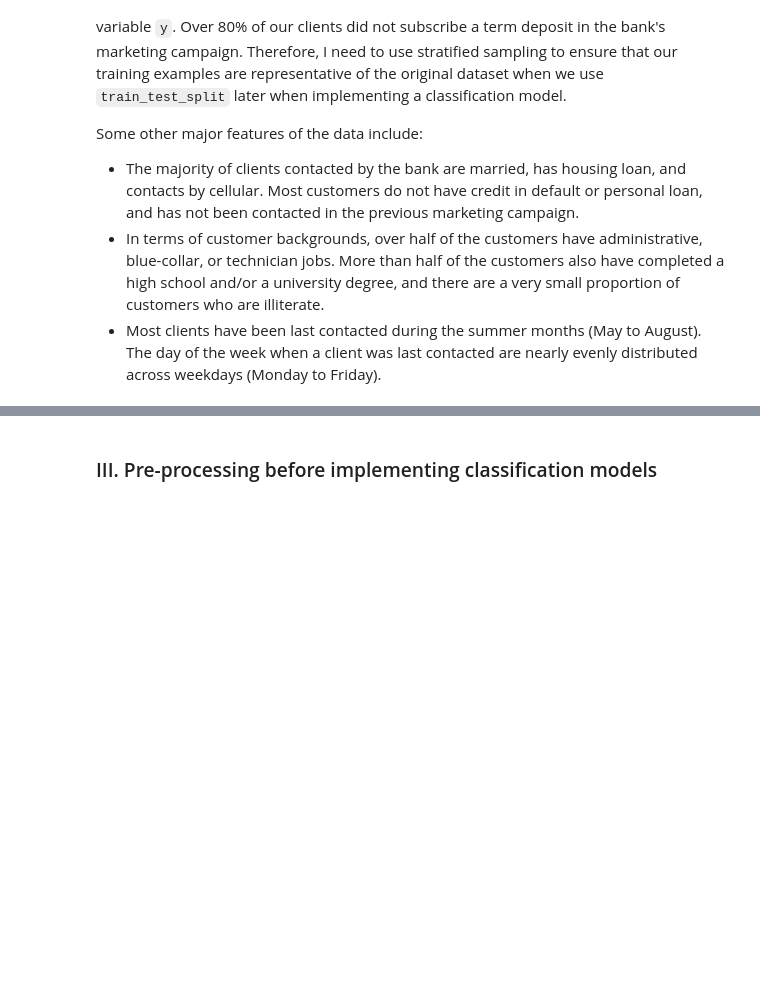
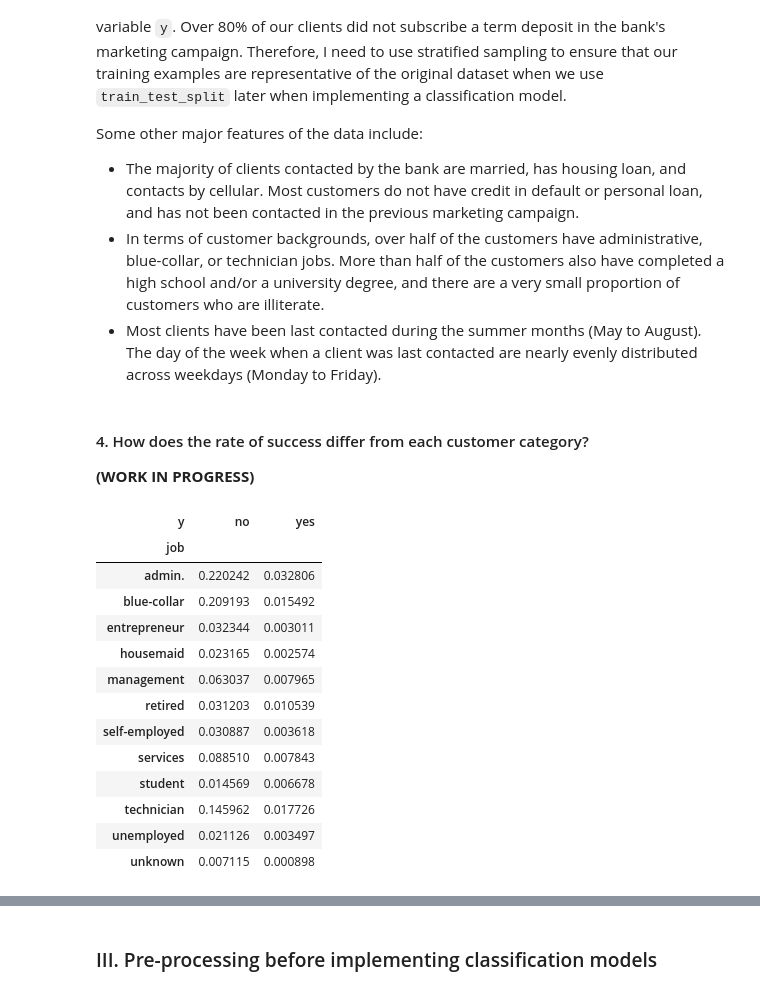
Before and after one commit to thaianle/bank-marketing, a Jupyter notebook: bank-marketing.ipynb, the cells around one changed output, grey strips where cells are left out. Saved outputs shown, nothing was run; the diff lists cells and outputs as text; code cells hidden in the pictures; blank space fills up the shorter version.

```diff
--- a/bank-marketing.ipynb
+++ b/bank-marketing.ipynb
@@ -377,3 +377,27 @@ Some other major features of the data include:
 - The majority of clients contacted by the bank are married, has housing loan, and contacts by cellular. Most customers do not have credit in default or personal loan, and has not been contacted in the previous marketing campaign.
 - In terms of customer backgrounds, over half of the customers have administrative, blue-collar, or technician jobs. More than half of the customers also have completed a high school and/or a university degree, and there are a very small proportion of customers who are illiterate.
 - Most clients have been last contacted during the summer months (May to August). The day of the week when a client was last contacted are nearly evenly distributed across weekdays (Monday to Friday).
+# %% [markdown]
+#### 4. How does the rate of success differ from each customer category?
+
+**(WORK IN PROGRESS)**
+# %%
+# https://stackoverflow.com/questions/64754905/create-100-stacked-bar-chart
+count_jobs = bank_marketing[['job', 'y']].value_counts(normalize = True).unstack('y')
+count_jobs
+# This would make a stacked bar chart showing the true proportions of each category in the total customer body
+# %% [output]
+| y | no | yes |
+| job |  |  |
+| admin. | 0.220242 | 0.032806 |
+| blue-collar | 0.209193 | 0.015492 |
+| entrepreneur | 0.032344 | 0.003011 |
+| housemaid | 0.023165 | 0.002574 |
+| management | 0.063037 | 0.007965 |
+| retired | 0.031203 | 0.010539 |
+| self-employed | 0.030887 | 0.003618 |
+| services | 0.088510 | 0.007843 |
+| student | 0.014569 | 0.006678 |
+| technician | 0.145962 | 0.017726 |
+| unemployed | 0.021126 | 0.003497 |
+| unknown | 0.007115 | 0.000898 |
```
Also changed, not shown: parts of 12 cells of this notebook.
